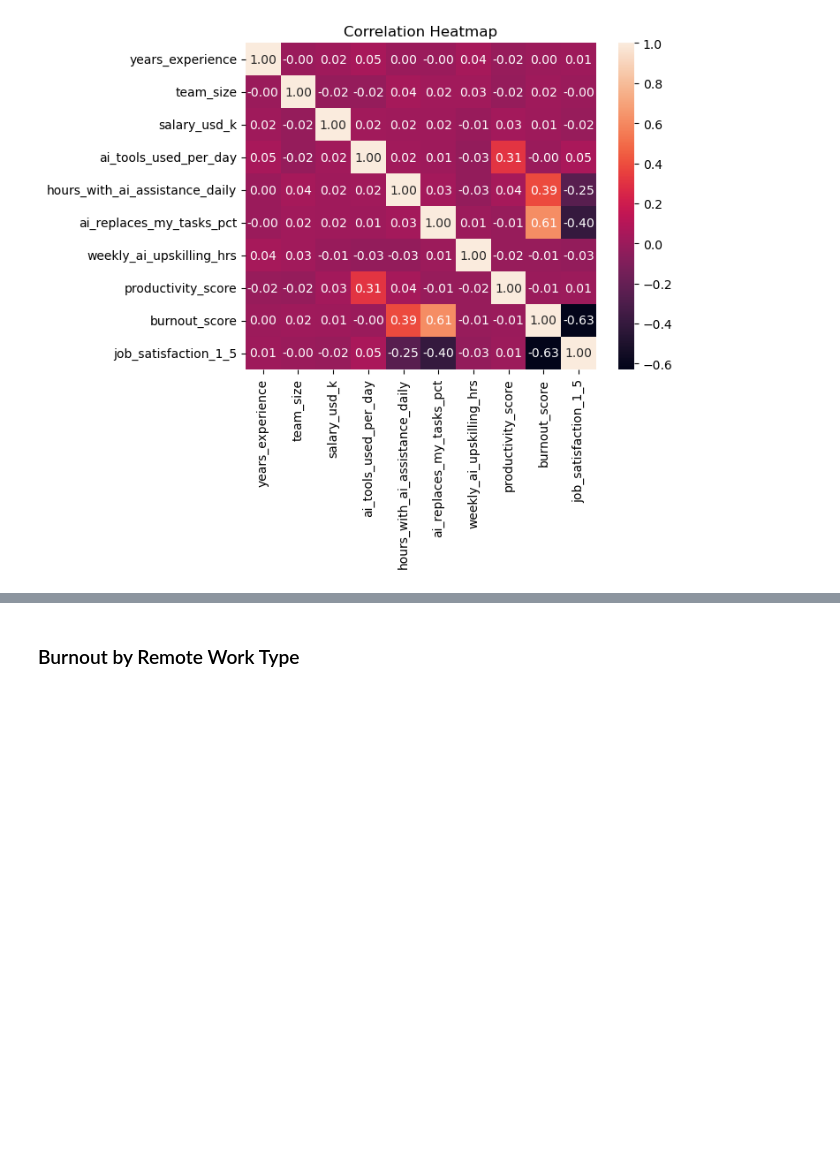
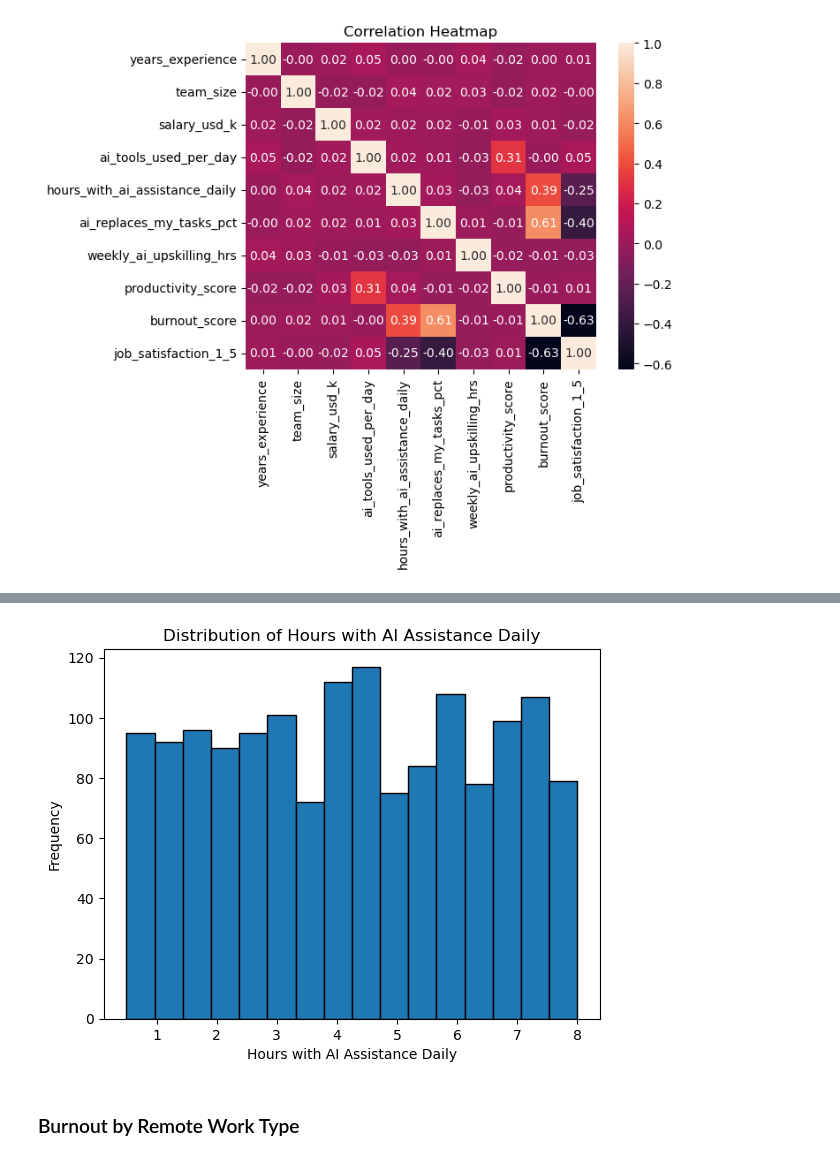
Before and after one commit to madisonengebose/CSC2621-FinalProject-ZoeMadison, a Jupyter notebook: FinalProject.ipynb, the cells around one changed output, grey strips where cells are left out. Cells and saved outputs as stored; diff of their text form; code cells hidden in the pictures; blank space fills up the shorter version.

```diff
--- a/FinalProject.ipynb
+++ b/FinalProject.ipynb
@@ -145,3 +171,11 @@ plt.show()
+# %%
+plt.hist(df["hours_with_ai_assistance_daily"], bins=16, edgecolor="black")
+plt.title("Distribution of Hours with AI Assistance Daily")
+plt.xlabel("Hours with AI Assistance Daily")
+plt.ylabel("Frequency")
+plt.show()
+# %% [output]
+[figure, added]
 # %% [markdown]
 ### Burnout by Remote Work Type
 # %%
```
Also changed, not shown: parts of 5 cells of this notebook.
